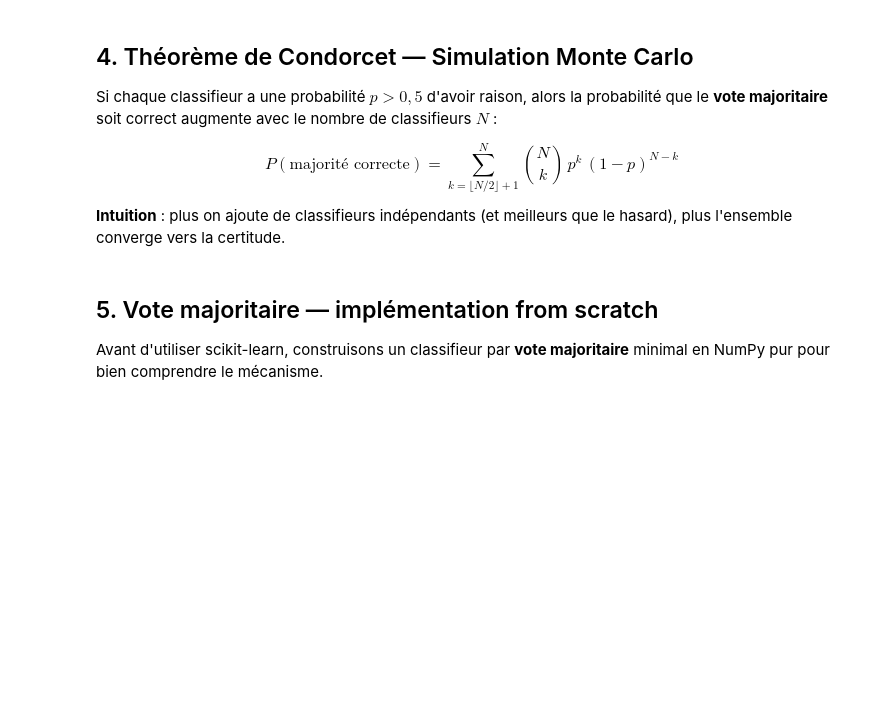
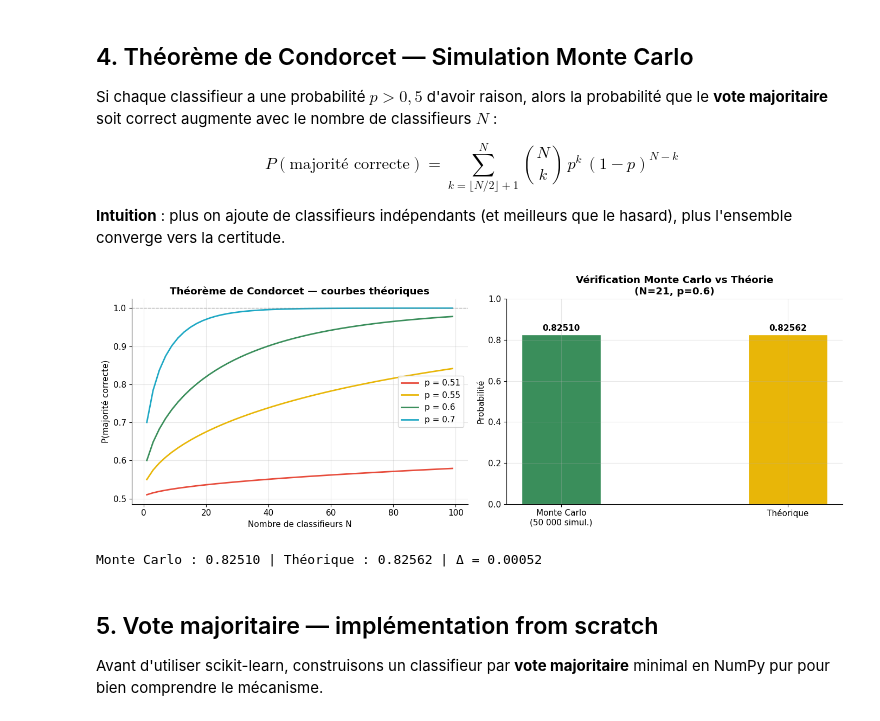
Before and after one commit to Muhammed-OTP/advancedmachinelearning-advanceddeeplearning-projet-integrateur, a Jupyter notebook: notebooks/01_notebook_ML.ipynb, the cells around one changed output. Cells and saved outputs as stored; diff of their text form; code cells hidden in the pictures; blank space fills up the shorter version.

```diff
--- a/notebooks/01_notebook_ML.ipynb
+++ b/notebooks/01_notebook_ML.ipynb
@@ -182,37 +192,38 @@ couleurs_p = [C_RED, C_GOLD, C_GREEN, C_BLUE]
 
 fig, axes = plt.subplots(1, 2, figsize=(14, 5))
 
 for p, c in zip(p_vals, couleurs_p):
     probs = [prob_condorcet(N, p) for N in N_vals]
     axes[0].plot(N_vals, probs, lw=2, color=c, label=f'p = {p}')
 axes[0].axhline(1.0, color='gray', ls='--', lw=1, alpha=0.5)
 axes[0].set_xlabel("Nombre de classifieurs N")
 axes[0].set_ylabel("P(majorité correcte)")
 axes[0].set_title("Théorème de Condorcet — courbes théoriques", fontweight='bold')
 axes[0].legend()
 
 # ── Vérification Monte Carlo (N=21, p=0.60) ──
 np.random.seed(42)
 N_mc, p_mc, n_simul = 21, 0.60, 50_000
 votes = np.random.binomial(1, p_mc, size=(n_simul, N_mc))
 mc_prob = (votes.sum(axis=1) > N_mc / 2).mean()
 th_prob  = prob_condorcet(N_mc, p_mc)
 
-axes[1].bar(['Monte Carlo
-(50 000 simul.)', 'Théorique'],
+axes[1].bar(['Monte Carlo\n(50 000 simul.)', 'Théorique'],
             [mc_prob, th_prob],
             color=[C_GREEN, C_GOLD], edgecolor='white', width=0.35)
 axes[1].set_ylim([0, 1])
 axes[1].set_ylabel("Probabilité")
-axes[1].set_title(f"Vérification Monte Carlo vs Théorie
-(N={N_mc}, p={p_mc})",
+axes[1].set_title(f"Vérification Monte Carlo vs Théorie\n(N={N_mc}, p={p_mc})",
                   fontweight='bold')
 for i, v in enumerate([mc_prob, th_prob]):
     axes[1].text(i, v + 0.02, f'{v:.5f}', ha='center', fontweight='bold')
 
 plt.tight_layout()
 plt.show()
 print(f"Monte Carlo : {mc_prob:.5f} | Théorique : {th_prob:.5f} | Δ = {abs(mc_prob-th_prob):.5f}")
+# %% [output]
+[figure, added]
+Monte Carlo : 0.82510 | Théorique : 0.82562 | Δ = 0.00052
 # %% [markdown]
 ## 5. Vote majoritaire — implémentation from scratch
 
```
Also changed, not shown: parts of 12 cells of this notebook, 2 other files.
